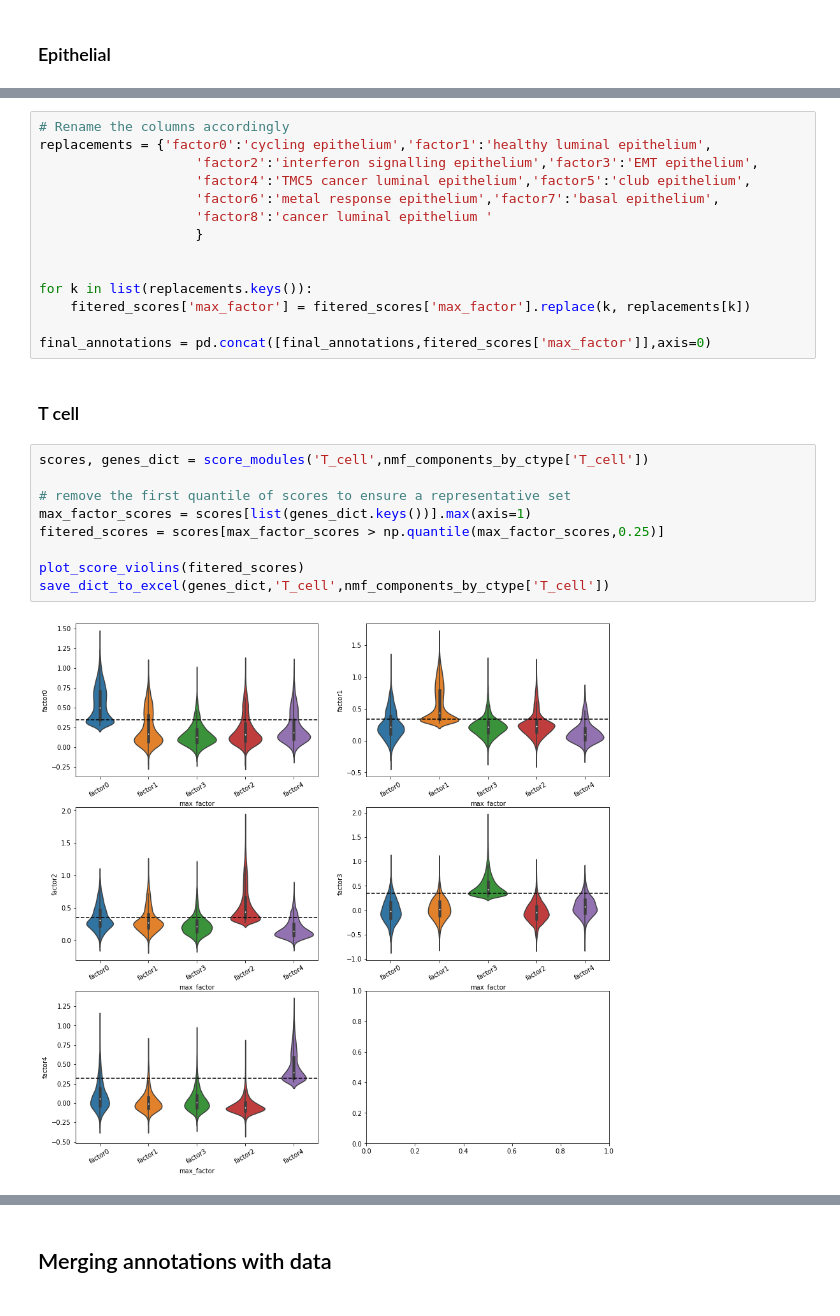
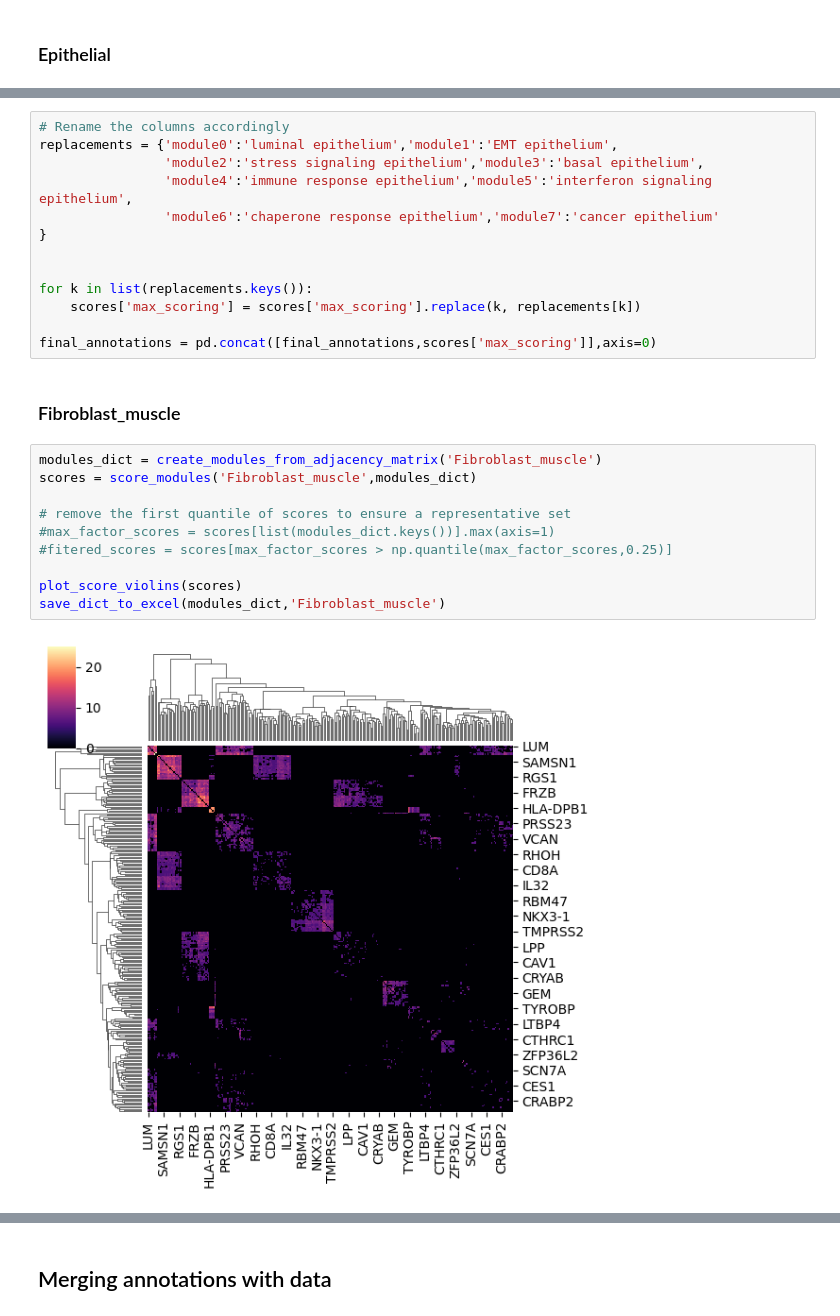
Before and after one commit to akiviaho/spatial, a Jupyter notebook: notebooks/single-cell-annotation-from-nmf.ipynb, the cells around one changed output, grey strips where cells are left out. Cells and saved outputs as stored; diff of their text form.

```diff
--- a/notebooks/single-cell-annotation-from-nmf.ipynb
+++ b/notebooks/single-cell-annotation-from-nmf.ipynb
@@ -219,27 +266,27 @@ HSPA8
 # %%
 # Rename the columns accordingly
-replacements = {'factor0':'cycling epithelium','factor1':'healthy luminal epithelium',
-                    'factor2':'interferon signalling epithelium','factor3':'EMT epithelium',
-                    'factor4':'TMC5 cancer luminal epithelium','factor5':'club epithelium',
-                    'factor6':'metal response epithelium','factor7':'basal epithelium',
-                    'factor8':'cancer luminal epithelium '
-                    }
+replacements = {'module0':'luminal epithelium','module1':'EMT epithelium',
+                'module2':'stress signaling epithelium','module3':'basal epithelium',
+                'module4':'immune response epithelium','module5':'interferon signaling epithelium',
+                'module6':'chaperone response epithelium','module7':'cancer epithelium'
+}
 
 
 for k in list(replacements.keys()):
-    fitered_scores['max_factor'] = fitered_scores['max_factor'].replace(k, replacements[k])
+    scores['max_scoring'] = scores['max_scoring'].replace(k, replacements[k])
 
-final_annotations = pd.concat([final_annotations,fitered_scores['max_factor']],axis=0)
+final_annotations = pd.concat([final_annotations,scores['max_scoring']],axis=0)
-# %% [markdown]
-### T cell
+# %% [markdown]
+### Fibroblast_muscle
 # %%
-scores, genes_dict = score_modules('T_cell',nmf_components_by_ctype['T_cell'])
+modules_dict = create_modules_from_adjacency_matrix('Fibroblast_muscle')
+scores = score_modules('Fibroblast_muscle',modules_dict)
 
 # remove the first quantile of scores to ensure a representative set
-max_factor_scores = scores[list(genes_dict.keys())].max(axis=1)
-fitered_scores = scores[max_factor_scores > np.quantile(max_factor_scores,0.25)]
+#max_factor_scores = scores[list(modules_dict.keys())].max(axis=1)
+#fitered_scores = scores[max_factor_scores > np.quantile(max_factor_scores,0.25)]
 
-plot_score_violins(fitered_scores)
-save_dict_to_excel(genes_dict,'T_cell',nmf_components_by_ctype['T_cell'])
+plot_score_violins(scores)
+save_dict_to_excel(modules_dict,'Fibroblast_muscle')
 # %% [output]
-[figure, old version]
+[figure, new version]
```
Also changed, not shown: parts of 43 cells of this notebook.
